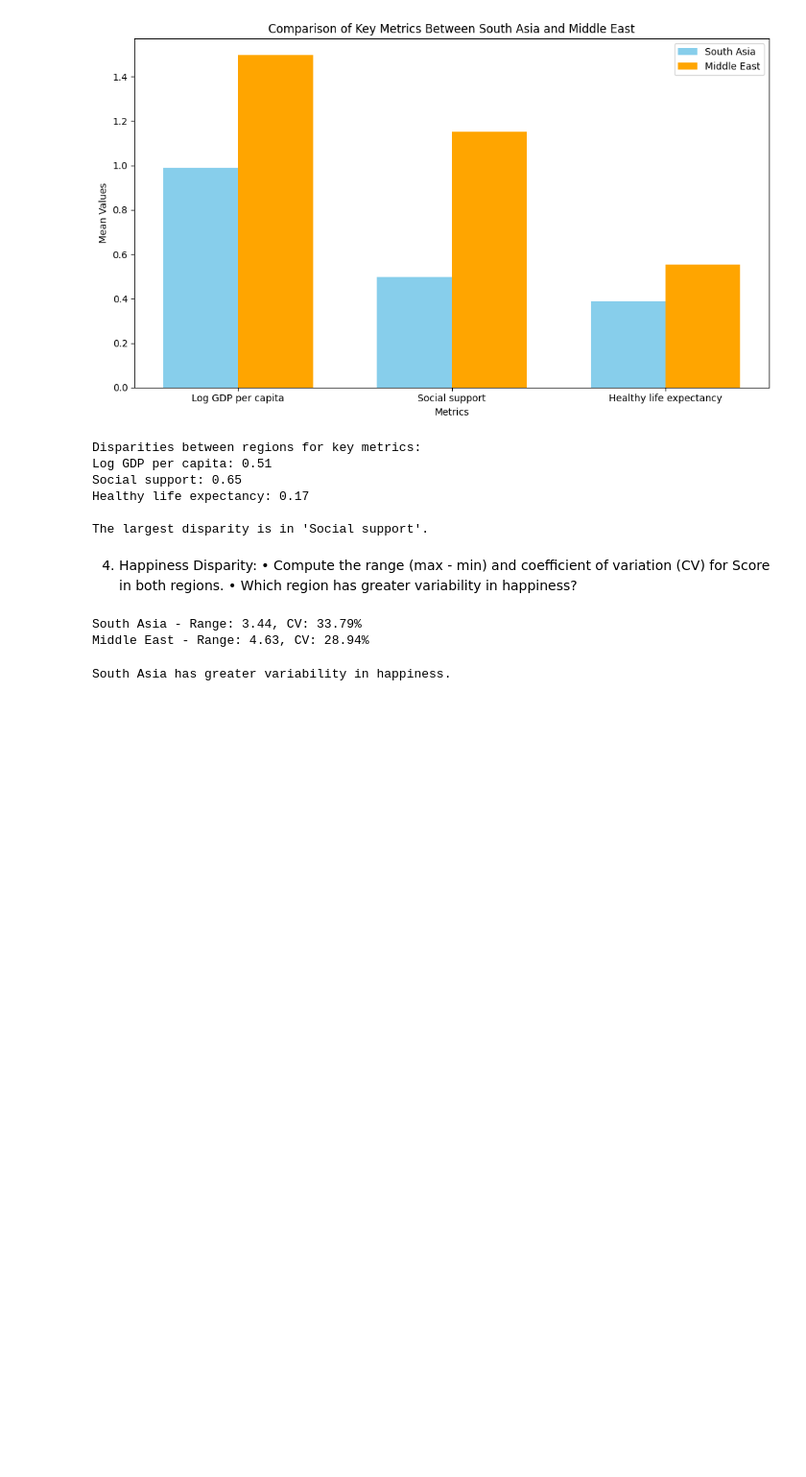
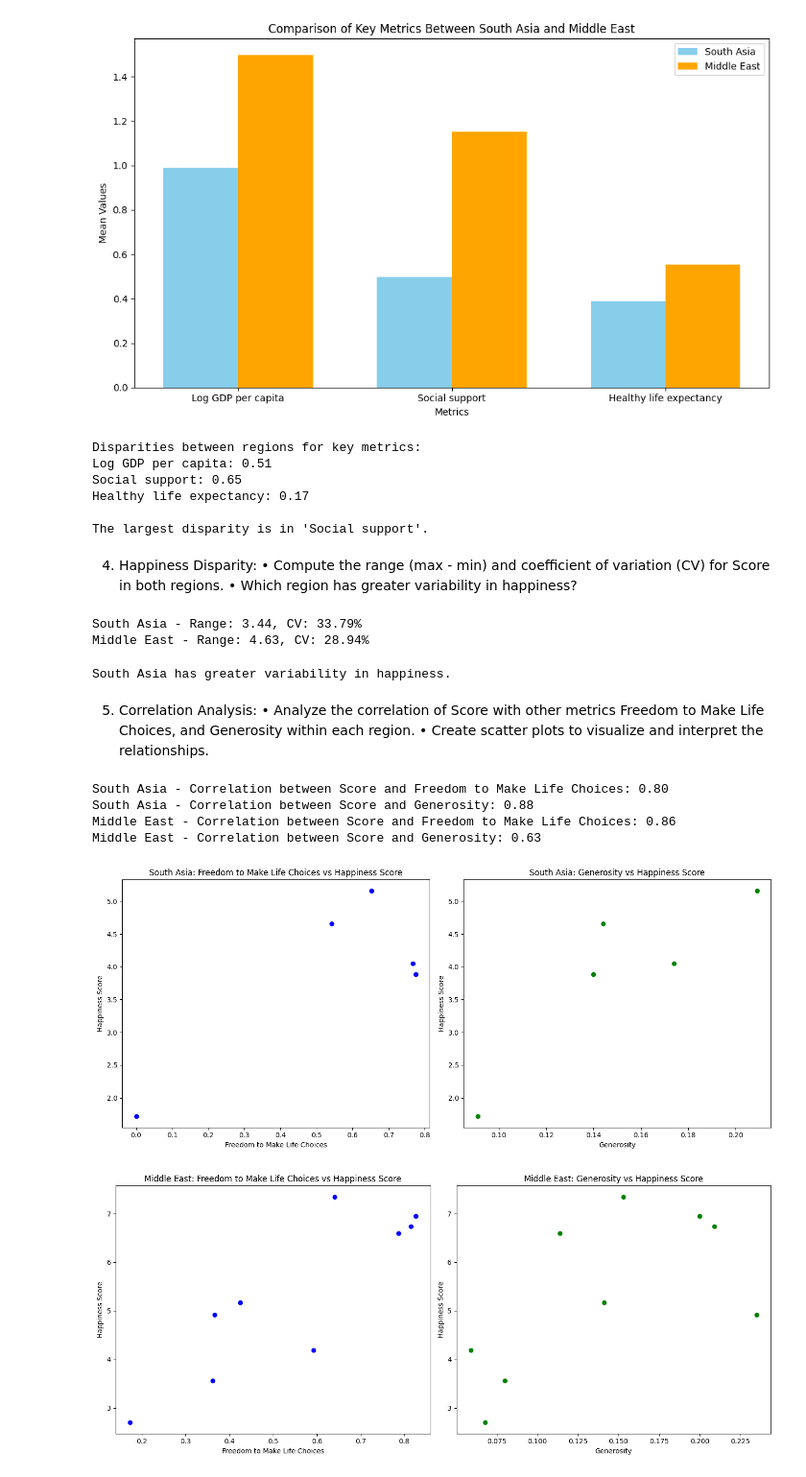
Before and after one commit to LearnerAnisha/python, a Jupyter notebook: coursework1.ipynb, the cells around one changed output. Shown: that part at 96% size. Saved outputs shown, nothing was run; the diff lists cells and outputs as text; code cells hidden in the pictures; blank space fills up the shorter version.

Commit message:
add problem3 task5 'correlation analysis'

```diff
--- a/coursework1.ipynb
+++ b/coursework1.ipynb
@@ -646,3 +646,68 @@ else:
     print("Middle East has greater variability in happiness.")
 # %% [output]
 South Asia has greater variability in happiness.
+# %% [markdown]
+5. Correlation Analysis:
+• Analyze the correlation of Score with other metrics Freedom to Make Life Choices, and Generosity within each region.
+• Create scatter plots to visualize and interpret the relationships.
+# %%
+# Calculate the correlation between 'Score' and the other metrics
+asia_corr_life_choices = filtered_asian_list[['score', 'Freedom to make life choices']].corr().iloc[0, 1]
+asia_corr_generosity = filtered_asian_list[['score', 'Generosity']].corr().iloc[0, 1]
+
+middle_east_corr_life_choices = filtered_middle_east_countries[['score', 'Freedom to make life choices']].corr().iloc[0, 1]
+middle_east_corr_generosity = filtered_middle_east_countries[['score', 'Generosity']].corr().iloc[0, 1]
+
+# Print correlation results
+print(f"South Asia - Correlation between Score and Freedom to Make Life Choices: {asia_corr_life_choices:.2f}")
+print(f"South Asia - Correlation between Score and Generosity: {asia_corr_generosity:.2f}")
+print(f"Middle East - Correlation between Score and Freedom to Make Life Choices: {middle_east_corr_life_choices:.2f}")
+print(f"Middle East - Correlation between Score and Generosity: {middle_east_corr_generosity:.2f}")
+# %% [output]
+South Asia - Correlation between Score and Freedom to Make Life Choices: 0.80
+South Asia - Correlation between Score and Generosity: 0.88
+Middle East - Correlation between Score and Freedom to Make Life Choices: 0.86
+Middle East - Correlation between Score and Generosity: 0.63
+# %%
+# Create scatter plots using Matplotlib for South Asia
+plt.figure(figsize=(14, 6))
+
+# Freedom to Make Life Choices vs Score (South Asia)
+plt.subplot(1, 2, 1)
+plt.scatter(filtered_asian_list['Freedom to make life choices'], filtered_asian_list['score'], color='blue')
+plt.title('South Asia: Freedom to Make Life Choices vs Happiness Score')
+plt.xlabel('Freedom to Make Life Choices')
+plt.ylabel('Happiness Score')
+
+# Generosity vs Score (South Asia)
+plt.subplot(1, 2, 2)
+plt.scatter(filtered_asian_list['Generosity'], filtered_asian_list['score'], color='green')
+plt.title('South Asia: Generosity vs Happiness Score')
+plt.xlabel('Generosity')
+plt.ylabel('Happiness Score')
+
+plt.tight_layout()
+plt.show()
+
+# Create scatter plots using Matplotlib for Middle East
+plt.figure(figsize=(14, 6))
+
+# Freedom to Make Life Choices vs Score (Middle East)
+plt.subplot(1, 2, 1)
+plt.scatter(filtered_middle_east_countries['Freedom to make life choices'], filtered_middle_east_countries['score'], color='blue')
+plt.title('Middle East: Freedom to Make Life Choices vs Happiness Score')
+plt.xlabel('Freedom to Make Life Choices')
+plt.ylabel('Happiness Score')
+
+# Generosity vs Score (Middle East)
+plt.subplot(1, 2, 2)
+plt.scatter(filtered_middle_east_countries['Generosity'], filtered_middle_east_countries['score'], color='green')
+plt.title('Middle East: Generosity vs Happiness Score')
+plt.xlabel('Generosity')
+plt.ylabel('Happiness Score')
+
+plt.tight_layout()
+plt.show()
+# %% [output]
+[figure, added]
+[figure, added]
```
